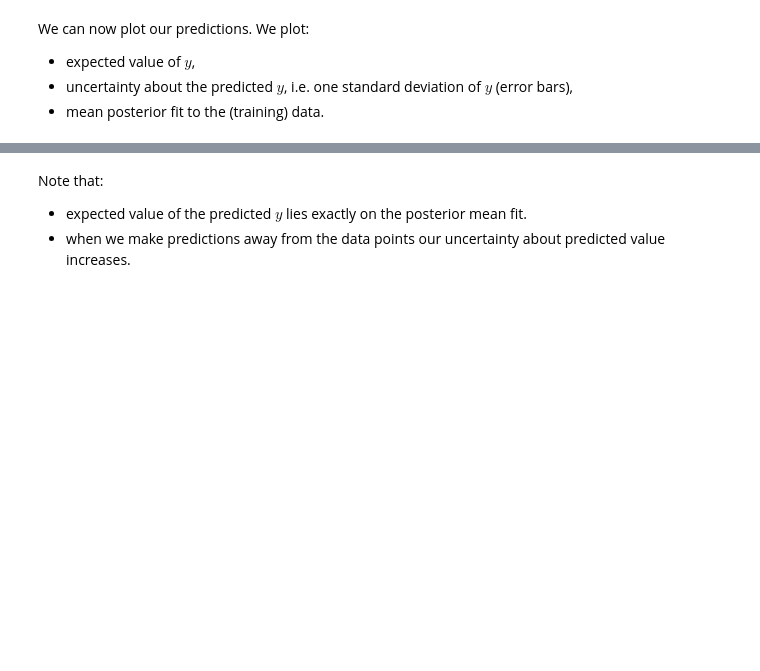
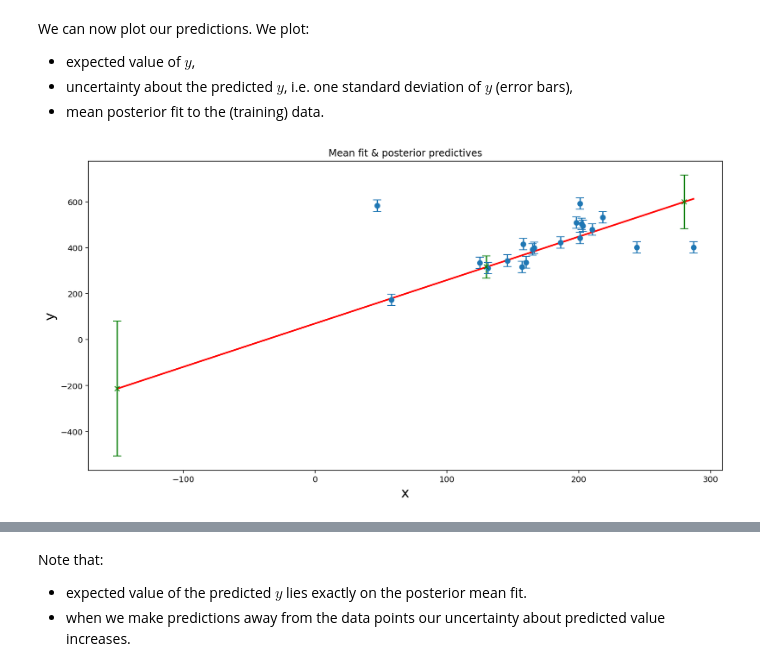
Before and after one commit to pweglik/esum, a Jupyter notebook: lab3.ipynb, the cells around one changed output, grey strips where cells are left out. Cells and saved outputs as stored; diff of their text form; code cells hidden in the pictures; blank space fills up the shorter version.

```diff
--- a/lab3.ipynb
+++ b/lab3.ipynb
@@ -396,8 +398,10 @@ We can now plot our predictions. We plot:
 # %%
 fig = plt.figure(figsize=(14, 7))
 ax = plt.gca()
-plot_fit(ax, mu_n, hogg_x, hogg_y, sigma,
+plot_fit(ax, mu_n, hogg_x, np.squeeze(hogg_y), sigma,
          test_x=test_x, test_y=y_mu, test_ys=y_sigma,
          title='Mean fit & posterior predictives')
+# %% [output]
+[figure, added]
 # %%
 print(y_sigma)
```
Also changed, not shown: parts of 5 cells of this notebook, 1 other file.
